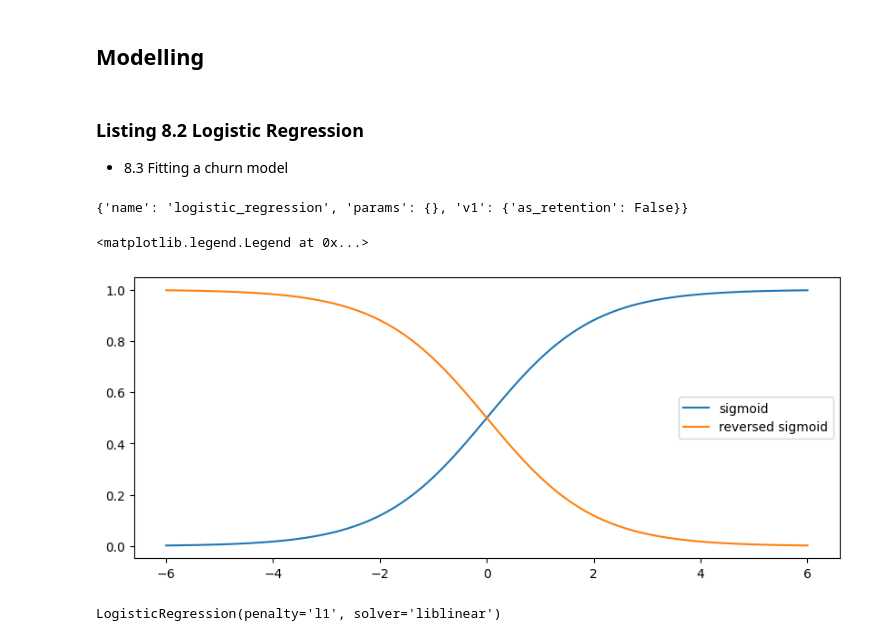
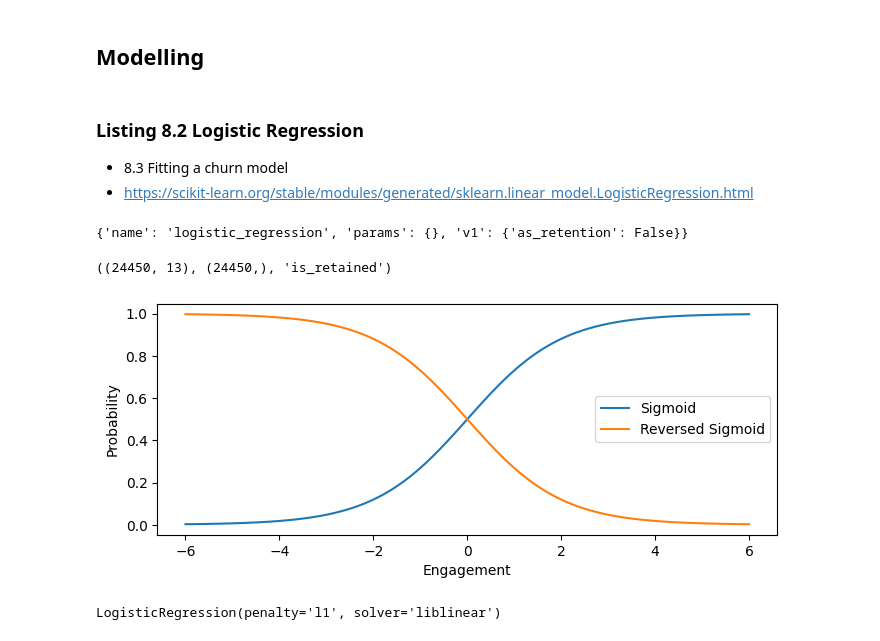
Before and after one commit to davilayang/fight-churn, a Jupyter notebook: notebooks/08-prediction.ipynb, the cells around one changed output. Saved outputs shown, nothing was run; the diff lists cells and outputs as text; code cells hidden in the pictures.

```diff
--- a/notebooks/08-prediction.ipynb
+++ b/notebooks/08-prediction.ipynb
@@ -572,6 +593,7 @@ ordered_correlation_matrix(df, weight_matrix).head()
 ### Listing 8.2 Logistic Regression
 
 - 8.3 Fitting a churn model
+- https://scikit-learn.org/stable/modules/generated/sklearn.linear_model.LogisticRegression.html
 # %%
 pprint(chap8["list2"])
 # %% [output]
@@ -579,38 +601,51 @@ pprint(chap8["list2"])
 # %%
 from sklearn.linear_model import LogisticRegression
 # %%
-def prepare_data(grouped_data: pd.DataFrame, as_retention: bool) \
+def prepare_data(grouped_data: pd.DataFrame, as_retention: bool  = True) \
     -> Tuple[pd.DataFrame, pd.Series]:
     """Prepare data as X and y, with option to convert churn rate to retention rate"""
 
+    X = grouped_data.drop(columns=['is_churn'])
+
+    # as churn
     y = grouped_data['is_churn'].astype(int)
 
-    # convert y values to retention, i.e. retention rate + churn rate = 1
+    # convert y values to retention, n.b. retention rate + churn rate = 1
     if as_retention:
-        y = np.subtract(1,y)
-
-    X = grouped_data.drop(['is_churn'],axis=1)
+        # `is_churn = False` converted to `is_retained = True`
+        y = np.subtract(1, y).rename("is_retained")
 
     return X, y
+X, y = prepare_data(grouped_scores, as_retention=True)
+X.shape, y.shape, y.name
+# %% [output]
+((24450, 13), (24450,), 'is_retained')
 # %%
 import matplotlib.pyplot as plt
 
 def sigmoid(x: npt.NDArray, rev: bool = False) -> npt.NDArray:
-    """S (Sigmoid) curve function, with optional rev argument"""
+    """S (Sigmoid) curve with logistic, with optional reversed argument"""
 
-    logistic =  1.0 / (1.0 + np.exp(-x))
+    # retention probability?
+    probs =  1.0 / (1.0 + np.exp(-x))
     if rev:
-        return 1 - logistic
+    # churn probability?
+        return 1 - probs
 
-    return logistic
+    return probs
 
-x = np.arange(-6, 6.1, 0.1)
+x = np.arange(-6, 6.1, 0.1) # engagement values, from -6 to +6
 y = sigmoid(x); rev_y = sigmoid(x, rev=True)
 
-plt.subplots(figsize=(10, 4))
-plt.plot(x, y, label="sigmoid"); plt.plot(x, rev_y, label="reversed sigmoid")
-plt.legend()
+plt.subplots(figsize=(8, 3))
+plt.plot(x, y, label="Sigmoid")
+plt.plot(x, rev_y, label="Reversed Sigmoid")
+plt.xlabel("Engagement"); plt.ylabel("Probability"); plt.legend()
+plt.show()
+# the plot shows the sigmoid curve and reversed sigmoid curve
+# sigmoid curve should be about retention, i.e. increase engagement will increase retetenion probabilty
+# reversed sigmoid curve can be interpreted as: increase engagement will reduce churn probablity
+# and average engaged user (total engagement = 0) should have 0.5 for both retention and churn probabilty
 # %% [output]
-<matplotlib.legend.Legend at 0x...>
-[figure, old version]
+[figure, new version]
 # %%
```
Also changed, not shown: parts of 13 cells of this notebook.
